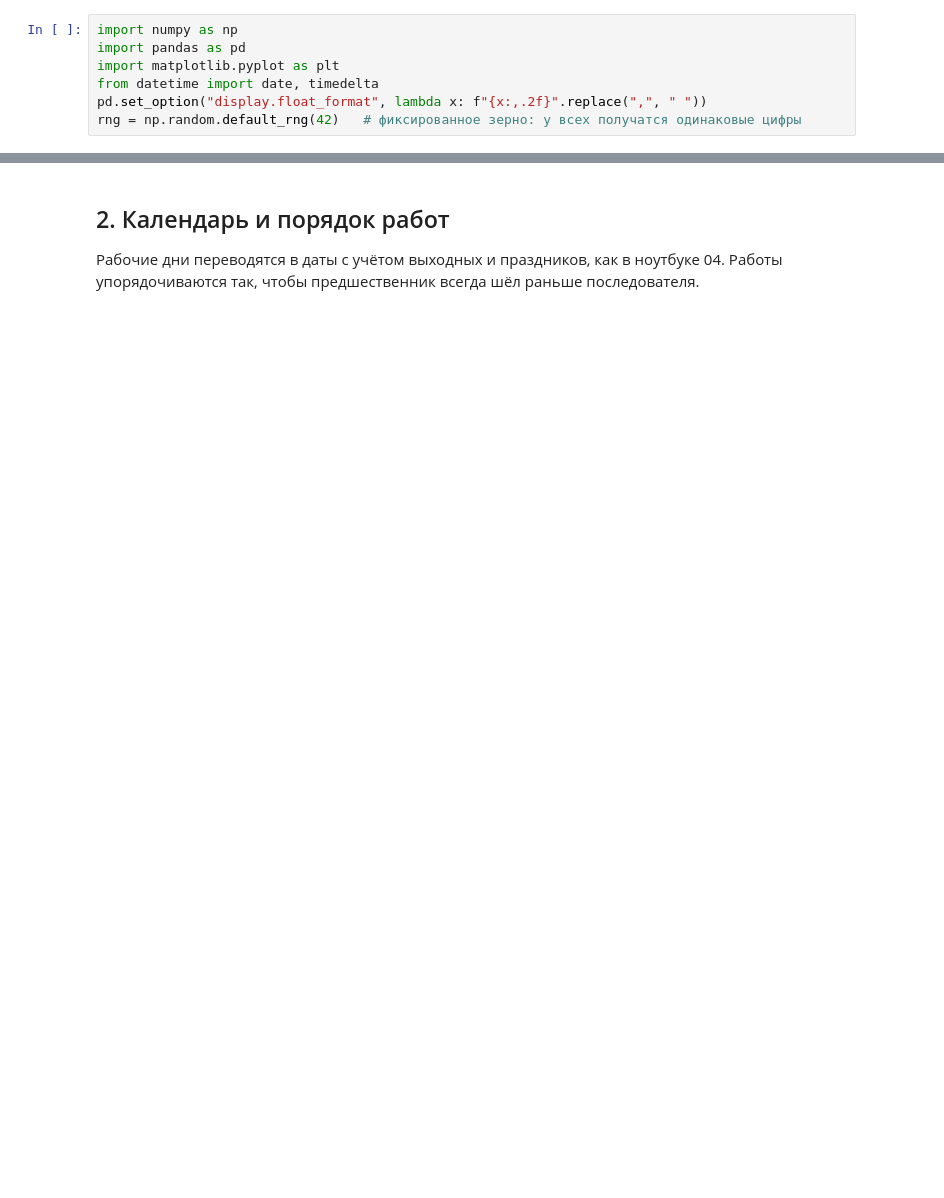
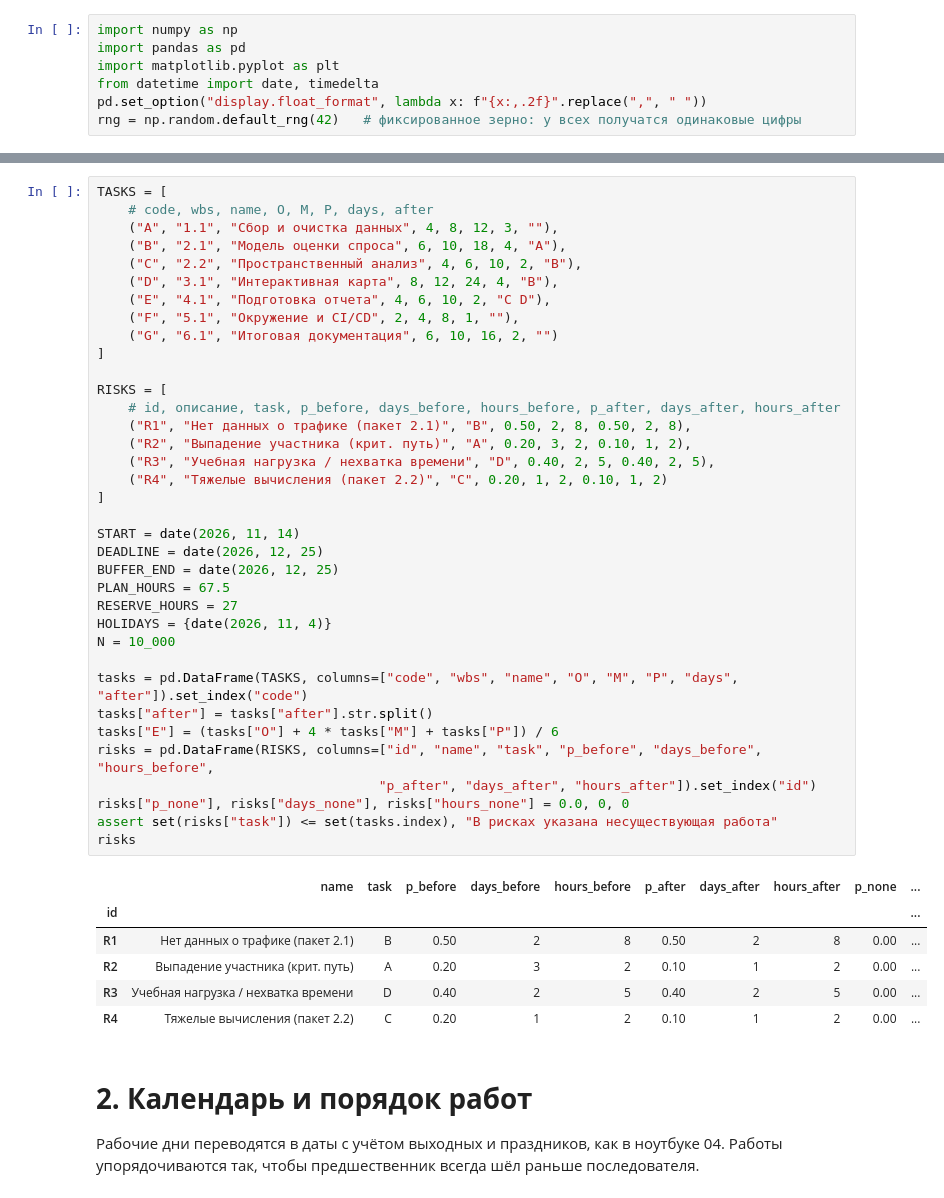
Before and after one commit to dddashydrly/pm-lab-10-Charging-station, a Jupyter notebook: notebooks/05_risk_monte_carlo.ipynb, the cells around one changed output, grey strips where cells are left out. Cells and saved outputs as stored; diff of their text form; blank space fills up the shorter version.

```diff
--- a/notebooks/05_risk_monte_carlo.ipynb
+++ b/notebooks/05_risk_monte_carlo.ipynb
@@ -73,6 +32,48 @@ risks
+# %%
+TASKS = [
+    # code, wbs, name, O, M, P, days, after
+    ("A", "1.1", "Сбор и очистка данных", 4, 8, 12, 3, ""),
+    ("B", "2.1", "Модель оценки спроса", 6, 10, 18, 4, "A"),
+    ("C", "2.2", "Пространственный анализ", 4, 6, 10, 2, "B"),
+    ("D", "3.1", "Интерактивная карта", 8, 12, 24, 4, "B"),
+    ("E", "4.1", "Подготовка отчета", 4, 6, 10, 2, "C D"),
+    ("F", "5.1", "Окружение и CI/CD", 2, 4, 8, 1, ""),
+    ("G", "6.1", "Итоговая документация", 6, 10, 16, 2, "")
+]
+
+RISKS = [
+    # id, описание, task, p_before, days_before, hours_before, p_after, days_after, hours_after
+    ("R1", "Нет данных о трафике (пакет 2.1)", "B", 0.50, 2, 8, 0.50, 2, 8),
+    ("R2", "Выпадение участника (крит. путь)", "A", 0.20, 3, 2, 0.10, 1, 2),
+    ("R3", "Учебная нагрузка / нехватка времени", "D", 0.40, 2, 5, 0.40, 2, 5),
+    ("R4", "Тяжелые вычисления (пакет 2.2)", "C", 0.20, 1, 2, 0.10, 1, 2)
+]
+
+START = date(2026, 11, 14)
+DEADLINE = date(2026, 12, 25)
+BUFFER_END = date(2026, 12, 25)
+PLAN_HOURS = 67.5
+RESERVE_HOURS = 27
+HOLIDAYS = {date(2026, 11, 4)}
+N = 10_000
+
+tasks = pd.DataFrame(TASKS, columns=["code", "wbs", "name", "O", "M", "P", "days", "after"]).set_index("code")
+tasks["after"] = tasks["after"].str.split()
+tasks["E"] = (tasks["O"] + 4 * tasks["M"] + tasks["P"]) / 6
+risks = pd.DataFrame(RISKS, columns=["id", "name", "task", "p_before", "days_before", "hours_before",
+                                    "p_after", "days_after", "hours_after"]).set_index("id")
+risks["p_none"], risks["days_none"], risks["hours_none"] = 0.0, 0, 0
+assert set(risks["task"]) <= set(tasks.index), "В рисках указана несуществующая работа"
+risks
+# %% [output]
+|  | name | task | p_before | days_before | hours_before | p_after | days_after | hours_after | p_none | ... |
+| id |  |  |  |  |  |  |  |  |  | ... |
+| R1 | Нет данных о трафике (пакет 2.1) | B | 0.50 | 2 | 8 | 0.50 | 2 | 8 | 0.00 | ... |
+| R2 | Выпадение участника (крит. путь) | A | 0.20 | 3 | 2 | 0.10 | 1 | 2 | 0.00 | ... |
+| R3 | Учебная нагрузка / нехватка времени | D | 0.40 | 2 | 5 | 0.40 | 2 | 5 | 0.00 | ... |
+| R4 | Тяжелые вычисления (пакет 2.2) | C | 0.20 | 1 | 2 | 0.10 | 1 | 2 | 0.00 | ... |
 # %% [markdown]
-## 2. Календарь и порядок работ
-
+# **2. Календарь и порядок работ**
 Рабочие дни переводятся в даты с учётом выходных и праздников, как в ноутбуке 04. Работы упорядочиваются так, чтобы предшественник всегда шёл раньше последователя.
 # %%
 def workdays(start, n):
```
Also changed, not shown: parts of 16 cells of this notebook.
